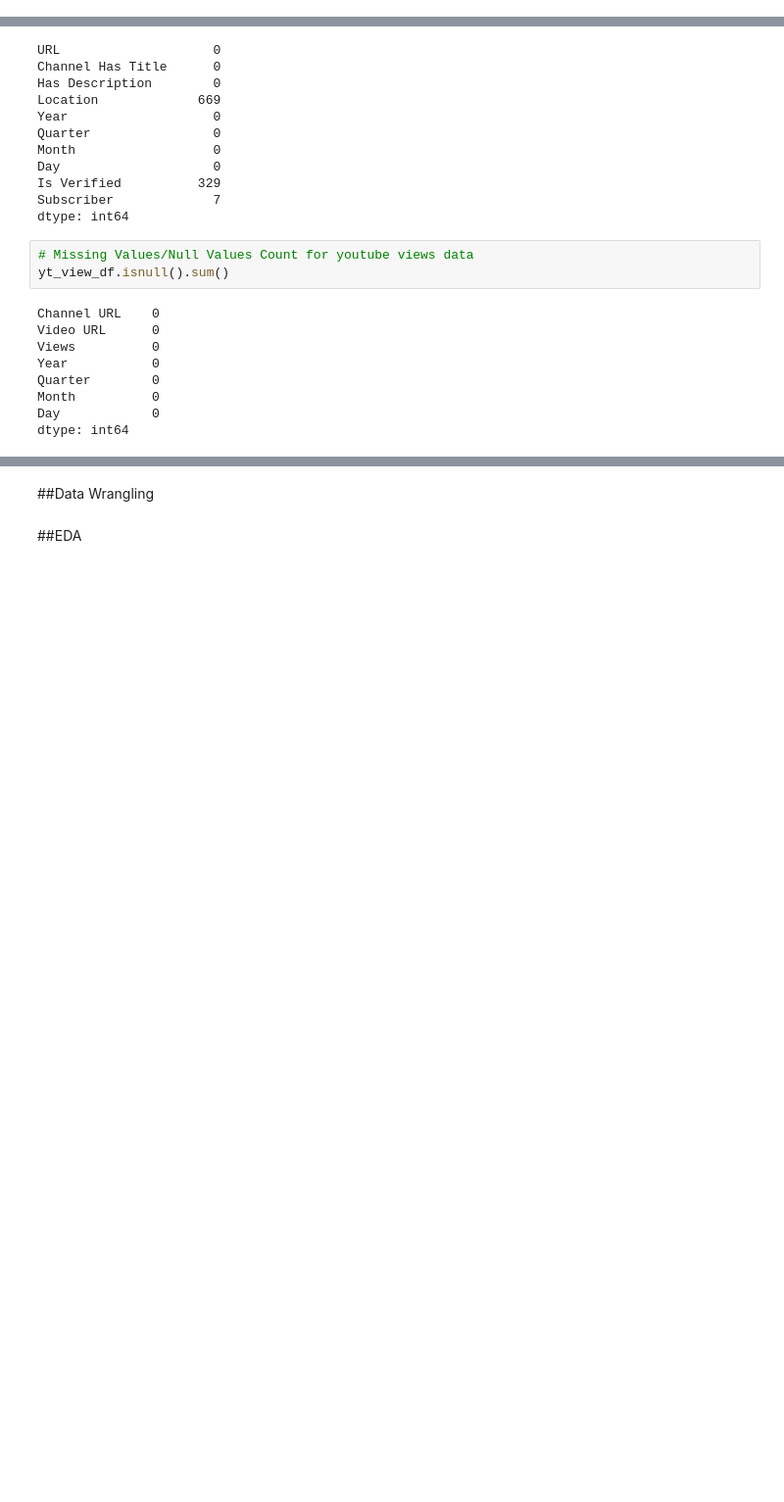
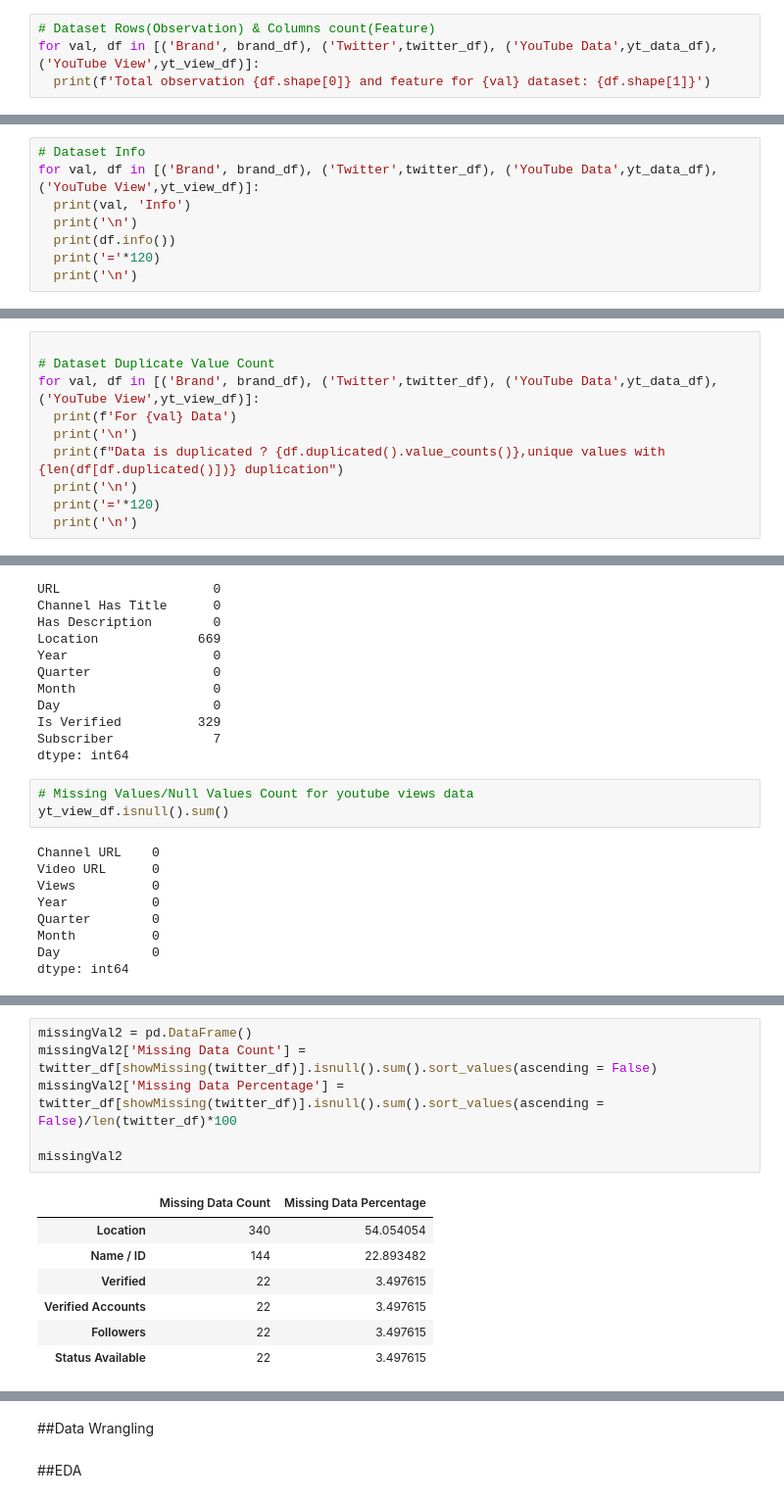
Before and after one commit to abhinav4201/Data-Analysis-EDA, a Jupyter notebook: Uptitude_Technical_Test.ipynb, the cells around one changed output, grey strips where cells are left out. Shown: that part at 98% size. Saved outputs shown, nothing was run; the diff lists cells and outputs as text; blank space fills up the shorter version.

```diff
--- a/Uptitude_Technical_Test.ipynb
+++ b/Uptitude_Technical_Test.ipynb
@@ -160,0 +70,4 @@ dtype: int64,unique values with 0 duplication
+# %%
+# Dataset Rows(Observation) & Columns count(Feature)
+for val, df in [('Brand', brand_df), ('Twitter',twitter_df), ('YouTube Data',yt_data_df), ('YouTube View',yt_view_df)]:
+  print(f'Total observation {df.shape[0]} and feature for {val} dataset: {df.shape[1]}')
@@ -160,0 +79,8 @@ dtype: int64,unique values with 0 duplication
+# %%
+# Dataset Info
+for val, df in [('Brand', brand_df), ('Twitter',twitter_df), ('YouTube Data',yt_data_df), ('YouTube View',yt_view_df)]:
+  print(val, 'Info')
+  print('\n')
+  print(df.info())
+  print('='*120)
+  print('\n')
@@ -160,0 +105,10 @@ dtype: int64,unique values with 0 duplication
+# %%
+
+# Dataset Duplicate Value Count
+for val, df in [('Brand', brand_df), ('Twitter',twitter_df), ('YouTube Data',yt_data_df), ('YouTube View',yt_view_df)]:
+  print(f'For {val} Data')
+  print('\n')
+  print(f"Data is duplicated ? {df.duplicated().value_counts()},unique values with {len(df[df.duplicated()])} duplication")
+  print('\n')
+  print('='*120)
+  print('\n')
@@ -214,0 +213,14 @@ dtype: int64
+# %%
+missingVal2 = pd.DataFrame()
+missingVal2['Missing Data Count'] = twitter_df[showMissing(twitter_df)].isnull().sum().sort_values(ascending = False)
+missingVal2['Missing Data Percentage'] = twitter_df[showMissing(twitter_df)].isnull().sum().sort_values(ascending = False)/len(twitter_df)*100
+
+missingVal2
+# %% [output]
+|  | Missing Data Count | Missing Data Percentage |
+| Location | 340 | 54.054054 |
+| Name / ID | 144 | 22.893482 |
+| Verified | 22 | 3.497615 |
+| Verified Accounts | 22 | 3.497615 |
+| Followers | 22 | 3.497615 |
+| Status Available | 22 | 3.497615 |
```
Also changed, not shown: parts of 10 cells of this notebook.
